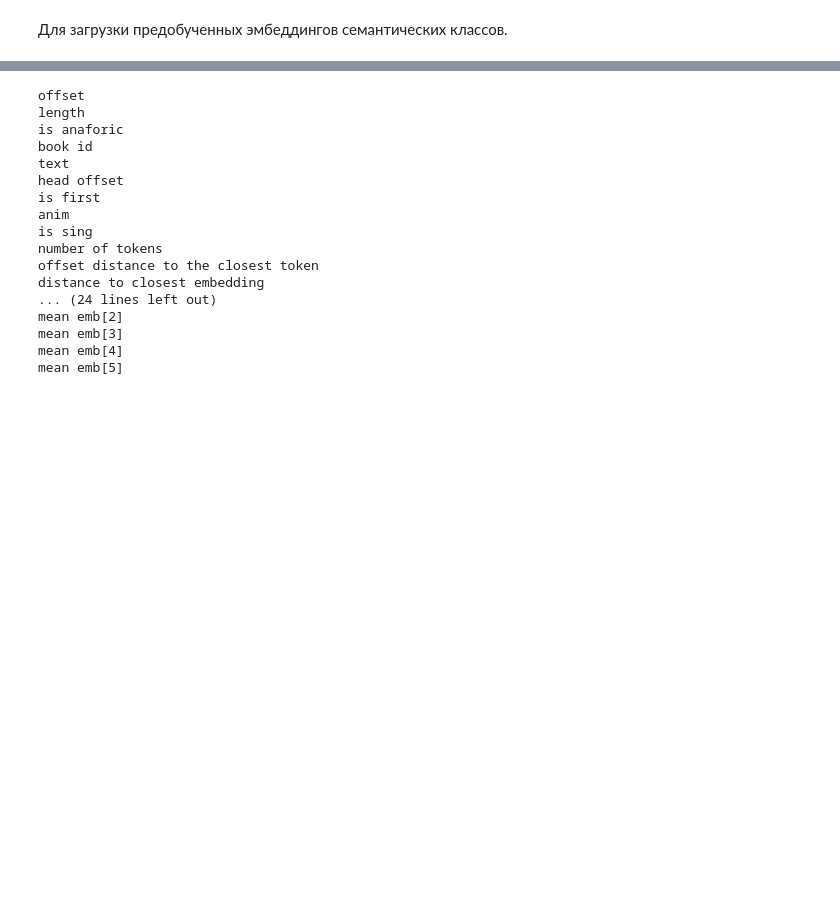
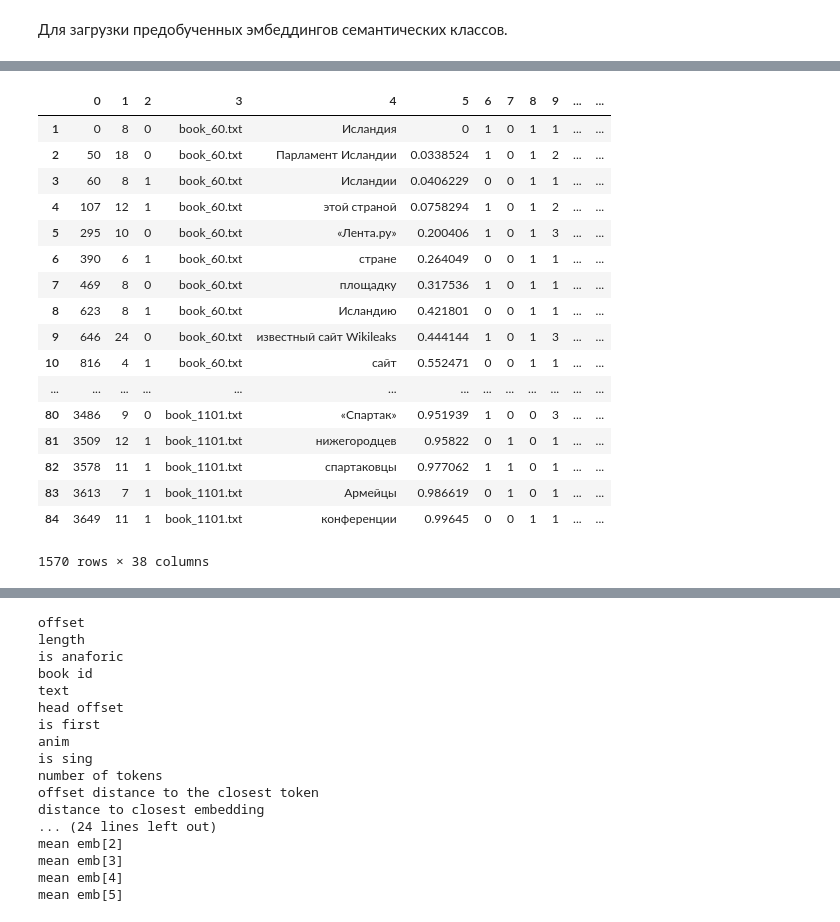
Before and after one commit to DariaZvereva/Coreference-Resolution, a Jupyter notebook: diploma.ipynb, the cells around one changed output, grey strips where cells are left out. Cells and saved outputs as stored; diff of their text form; code cells hidden in the pictures; blank space fills up the shorter version.

```diff
--- a/diploma.ipynb
+++ b/diploma.ipynb
@@ -489,3 +559,24 @@ set_2
+# %%
+dataset
+# %% [output]
+|  | 0 | 1 | 2 | 3 | 4 | 5 | 6 | 7 | 8 | 9 | ... | ... |
+| 1 | 0 | 8 | 0 | book_60.txt | Исландия | 0 | 1 | 0 | 1 | 1 | ... | ... |
+| 2 | 50 | 18 | 0 | book_60.txt | Парламент Исландии | 0.0338524 | 1 | 0 | 1 | 2 | ... | ... |
+| 3 | 60 | 8 | 1 | book_60.txt | Исландии | 0.0406229 | 0 | 0 | 1 | 1 | ... | ... |
+| 4 | 107 | 12 | 1 | book_60.txt | этой страной | 0.0758294 | 1 | 0 | 1 | 2 | ... | ... |
+| 5 | 295 | 10 | 0 | book_60.txt | «Лента.ру» | 0.200406 | 1 | 0 | 1 | 3 | ... | ... |
+| 6 | 390 | 6 | 1 | book_60.txt | стране | 0.264049 | 0 | 0 | 1 | 1 | ... | ... |
+| 7 | 469 | 8 | 0 | book_60.txt | площадку | 0.317536 | 1 | 0 | 1 | 1 | ... | ... |
+| 8 | 623 | 8 | 1 | book_60.txt | Исландию | 0.421801 | 0 | 0 | 1 | 1 | ... | ... |
+| 9 | 646 | 24 | 0 | book_60.txt | известный сайт Wikileaks | 0.444144 | 1 | 0 | 1 | 3 | ... | ... |
+| 10 | 816 | 4 | 1 | book_60.txt | сайт | 0.552471 | 0 | 0 | 1 | 1 | ... | ... |
+| ... | ... | ... | ... | ... | ... | ... | ... | ... | ... | ... | ... | ... |
+| 80 | 3486 | 9 | 0 | book_1101.txt | «Спартак» | 0.951939 | 1 | 0 | 0 | 3 | ... | ... |
+| 81 | 3509 | 12 | 1 | book_1101.txt | нижегородцев | 0.95822 | 0 | 1 | 0 | 1 | ... | ... |
+| 82 | 3578 | 11 | 1 | book_1101.txt | спартаковцы | 0.977062 | 1 | 1 | 0 | 1 | ... | ... |
+| 83 | 3613 | 7 | 1 | book_1101.txt | Армейцы | 0.986619 | 0 | 1 | 0 | 1 | ... | ... |
+| 84 | 3649 | 11 | 1 | book_1101.txt | конференции | 0.99645 | 0 | 0 | 1 | 1 | ... | ... |
+1570 rows × 38 columns
 # %%
 %%time
 #reading
```
Also changed, not shown: parts of 17 cells of this notebook.
